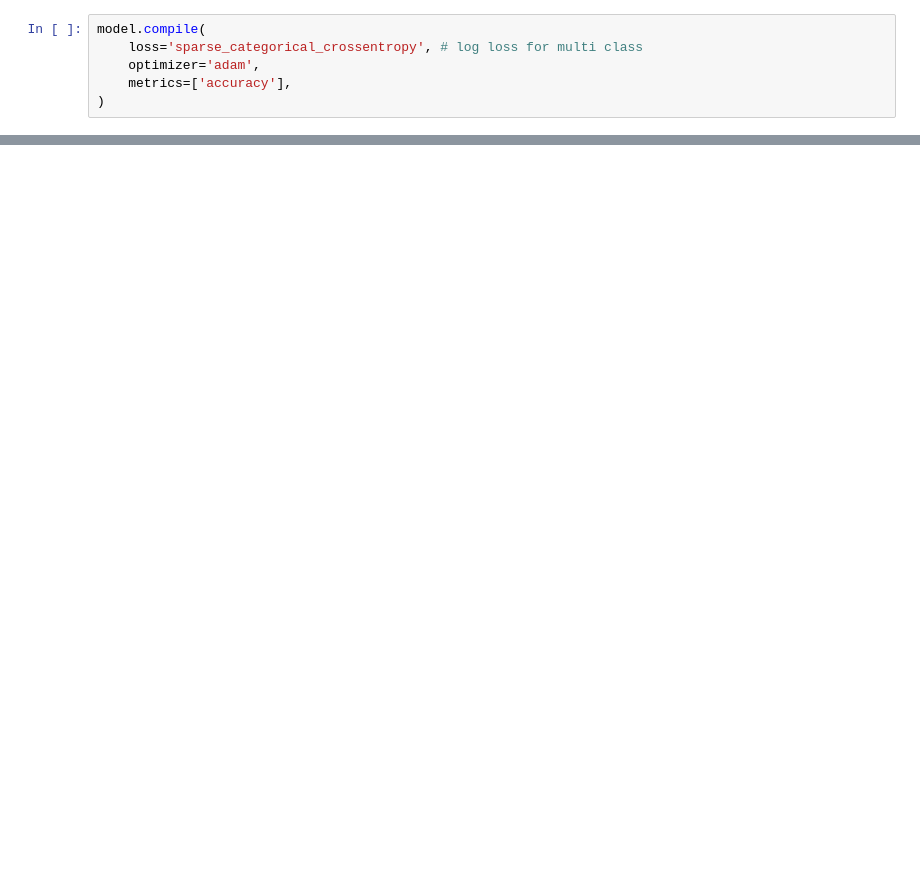
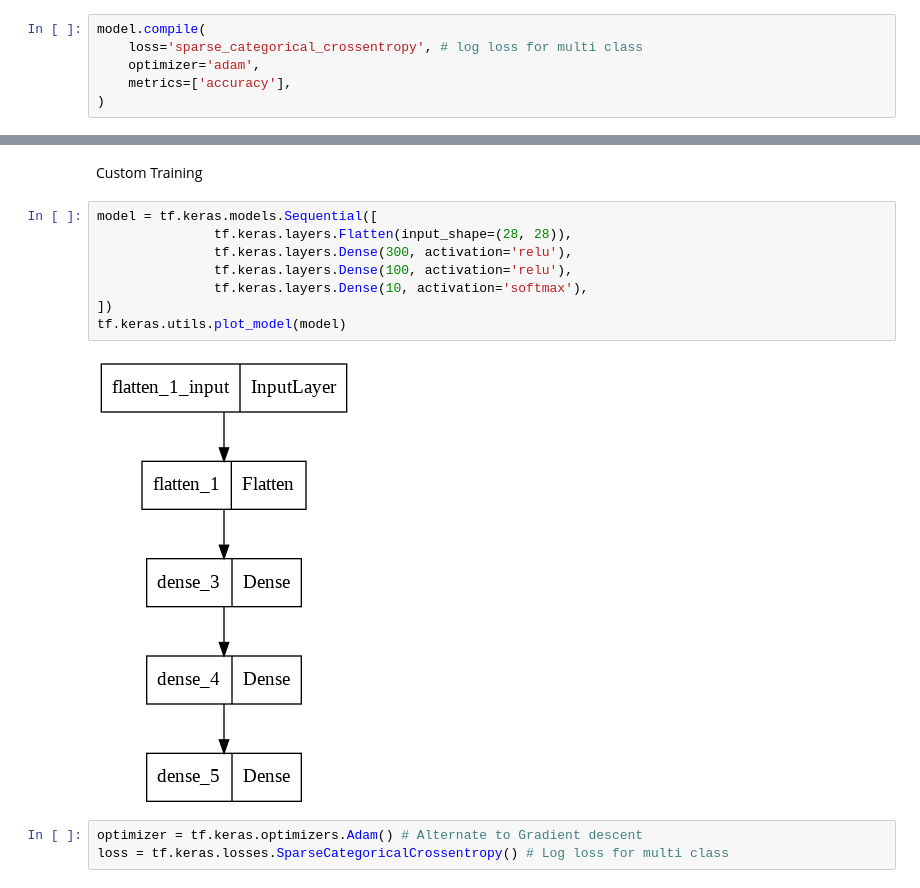
Before and after one commit to Pepcoders/Data-Science-APRIL, a Jupyter notebook: 22-06-17-DL/Intro.ipynb, the cells around one changed output, grey strips where cells are left out. Cells and saved outputs as stored; diff of their text form; blank space fills up the shorter version.

Commit message:
custom training MLP

```diff
--- a/22-06-17-DL/Intro.ipynb
+++ b/22-06-17-DL/Intro.ipynb
@@ -137,0 +177,15 @@ array([[1.2670043e-16, 1.2236603e-15, 2.3213939e-20, ..., 3.1012269e-02,
+# %% [markdown]
+Custom Training
+# %%
+model = tf.keras.models.Sequential([
+               tf.keras.layers.Flatten(input_shape=(28, 28)),
+               tf.keras.layers.Dense(300, activation='relu'),
+               tf.keras.layers.Dense(100, activation='relu'),
+               tf.keras.layers.Dense(10, activation='softmax'),
+])
+tf.keras.utils.plot_model(model)
+# %% [output]
+[figure, added]
+# %%
+optimizer = tf.keras.optimizers.Adam() # Alternate to Gradient descent
+loss = tf.keras.losses.SparseCategoricalCrossentropy() # Log loss for multi class
```
Also changed, not shown: parts of 16 cells of this notebook.
